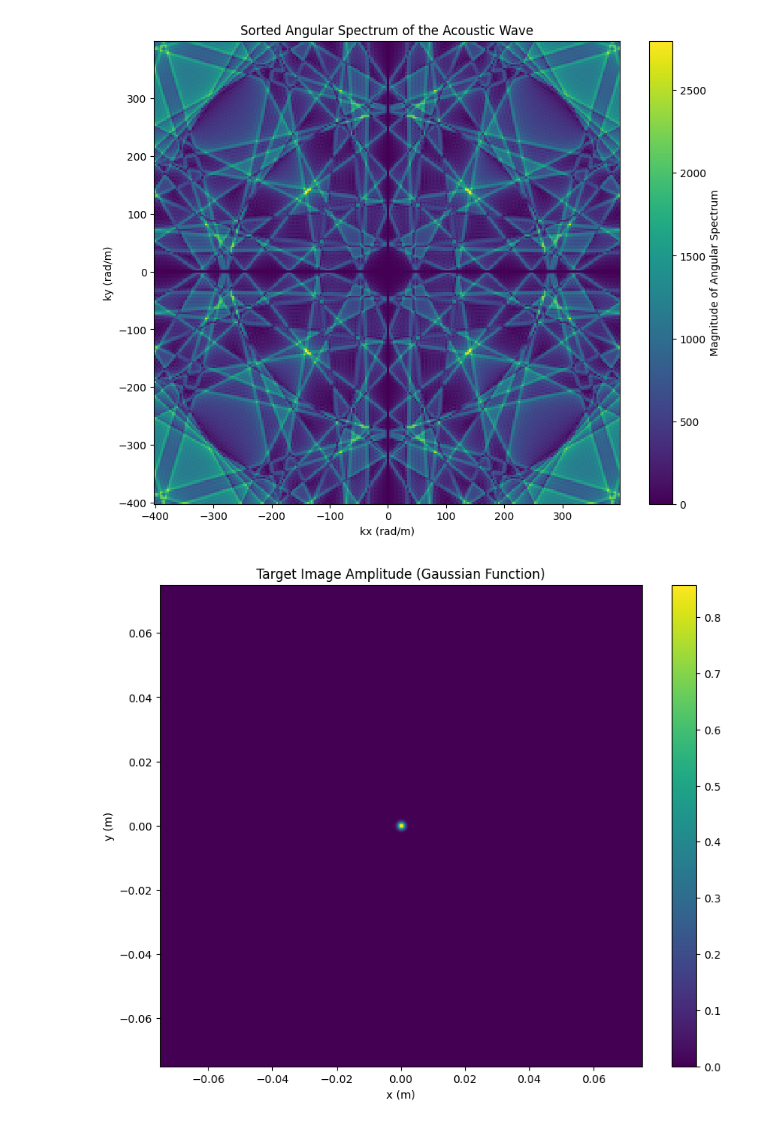
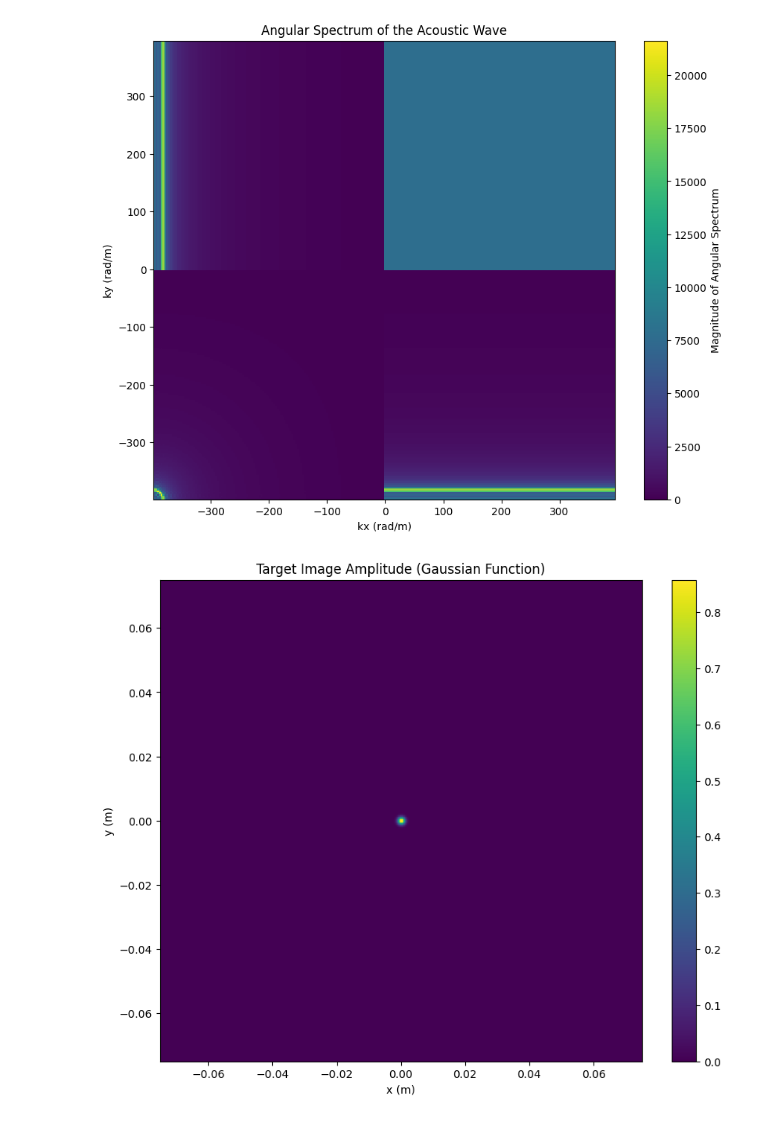
Before and after one commit to sywitz/Holosonic, a Jupyter notebook: 2D-Acoustic-Hologram/notebooks_Holosonic.ipynb, the cells around one changed output. Saved outputs shown, nothing was run; the diff lists cells and outputs as text; code cells hidden in the pictures.

Commit message:
fixed pressure wave by lowering frequency to 1000, other

```diff
--- a/2D-Acoustic-Hologram/notebooks_Holosonic.ipynb
+++ b/2D-Acoustic-Hologram/notebooks_Holosonic.ipynb
@@ -43,43 +43,54 @@ plt.show()
 # %%
+# Angular Spectrum Method #Fix
+
+import numpy as np
 from scipy.fft import fft2, fftshift
+import matplotlib.pyplot as plt
 
-# Define the spatial domain
+# Constants
+speed_of_sound = 343  # Speed of sound in air in m/s
+frequency = 1000  # Frequency of the acoustic wave in Hz
+wavelength = speed_of_sound / frequency  # Wavelength of the acoustic wave in m
+k = 2 * np.pi / wavelength  # Wavenumber
+
+# Function A(x,y,z) that defines the amplitude of the acoustic wave
+def A(x, y, z):
+    r = np.sqrt(x**2 + y**2 + z**2)
+    return 1 / r  # Amplitude decreases with distance as 1/r
+
+# Function f(x,y,z) that defines the phase of the acoustic wave
+def f(x, y, z):
+    r = np.sqrt(x**2 + y**2 + z**2)
+    return k * r  # Phase is proportional to the distance from the origin
+
+# Spatial grid
 x = np.linspace(-1, 1, 256)  # Spatial domain from -1 to 1 meters
 y = np.linspace(-1, 1, 256)  # Spatial domain from -1 to 1 meters
 z = 0  # We will model the wave in the XY plane at z=0 for simplicity
 
-# Create a grid of x and y values
+# Calculate the pressure wave at the XY plane
 X, Y = np.meshgrid(x, y)
-
-# Calculate the pressure wave at the XY plane
 P = A(X, Y, z) * np.exp(1j * f(X, Y, z))
 
 # Perform the Fourier transform to obtain the angular spectrum
 P_k = fft2(P)
 P_k_shifted = fftshift(P_k)  # Shift the zero frequency component to the center of the spectrum
 
 # Define the wavenumber domain
-kx = 2 * np.pi * np.fft.fftfreq(P.shape[0], d=(x[1] - x[0]))
-ky = 2 * np.pi * np.fft.fftfreq(P.shape[1], d=(y[1] - y[0]))
+kx = 2 * np.pi * np.fft.fftfreq(len(x), d=(x[1] - x[0]))
+ky = 2 * np.pi * np.fft.fftfreq(len(y), d=(y[1] - y[0]))
 KX, KY = np.meshgrid(kx, ky)
 
-# Sort the kx and ky arrays in ascending order and apply the same sorting to the Fourier-transformed data
-kx_sorted_indices = np.argsort(kx)
-ky_sorted_indices = np.argsort(ky)
-
-KX_sorted, KY_sorted = np.meshgrid(kx[kx_sorted_indices], ky[ky_sorted_indices])
-P_k_shifted_sorted = P_k_shifted[np.ix_(ky_sorted_indices, kx_sorted_indices)]
-
-# Plot the magnitude of the sorted angular spectrum
+# Plot the magnitude of the angular spectrum
 plt.figure(figsize=(10, 8))
-plt.pcolormesh(KX_sorted, KY_sorted, np.abs(P_k_shifted_sorted), shading='auto')
+plt.pcolormesh(KX, KY, np.abs(P_k_shifted), shading='auto')
 plt.colorbar(label='Magnitude of Angular Spectrum')
 plt.xlabel('kx (rad/m)')
 plt.ylabel('ky (rad/m)')
-plt.title('Sorted Angular Spectrum of the Acoustic Wave')
+plt.title('Angular Spectrum of the Acoustic Wave')
 plt.show()
 # %% [output]
-[figure, old version]
+[figure, new version]
 # %%
 """
 The code provided models the iterative angular spectrum approach (IASA) to compute the phase map of an acoustic hologram.
```
Also changed, not shown: parts of 4 cells of this notebook.
